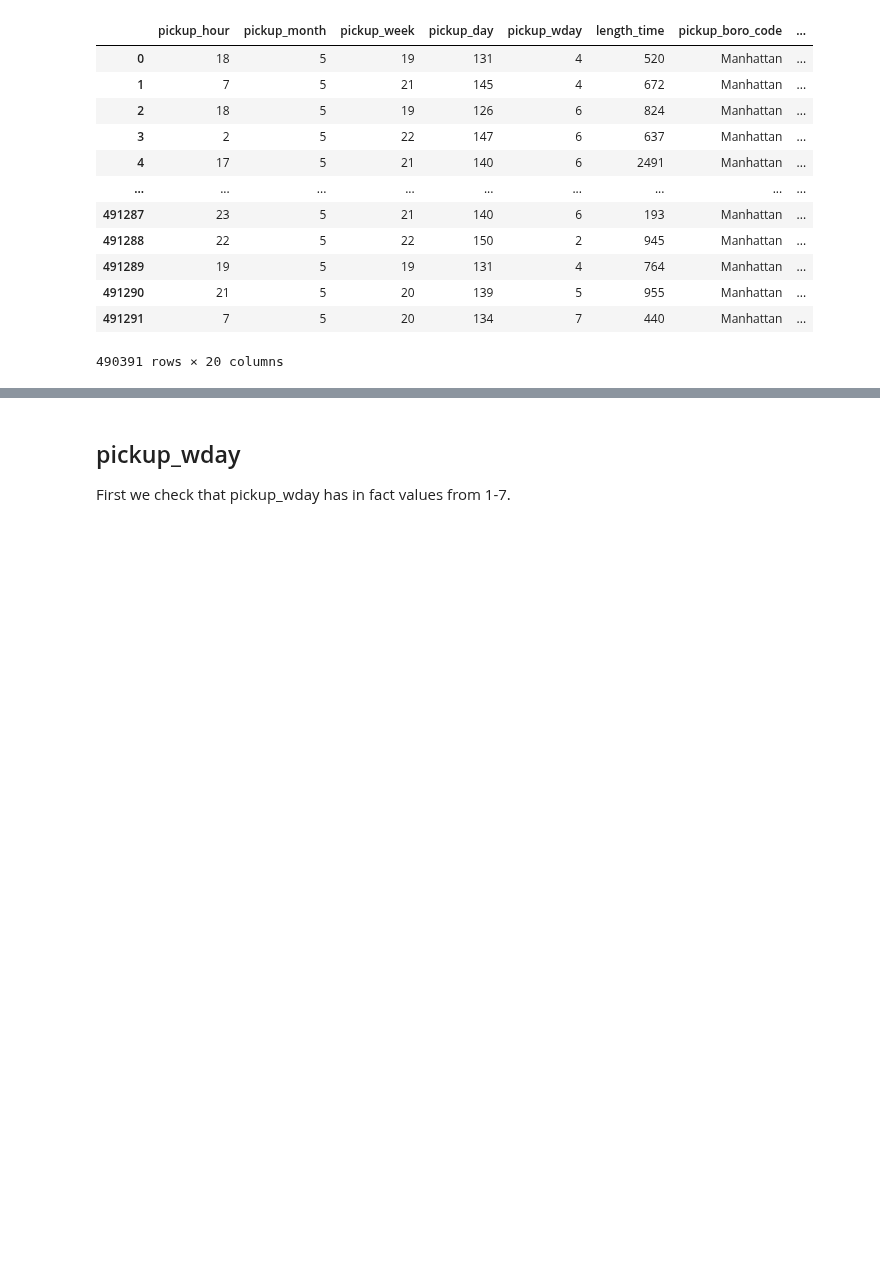
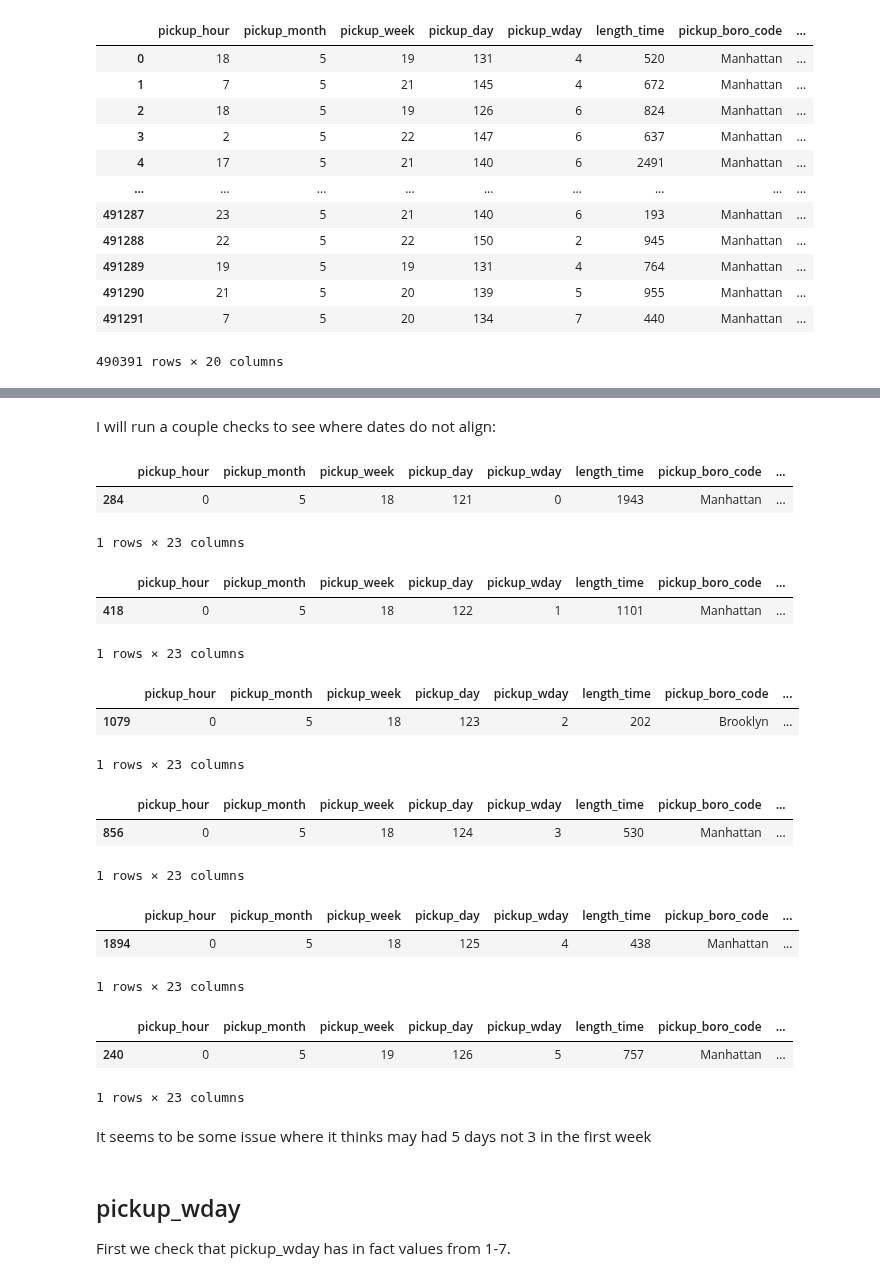
Before and after one commit to MichalKrzyzanski2002/Foundations-Data-Science-Project, a Jupyter notebook: Cleaning.ipynb, the cells around one changed output, grey strips where cells are left out. Cells and saved outputs as stored; diff of their text form; code cells hidden in the pictures; blank space fills up the shorter version.

```diff
--- a/Cleaning.ipynb
+++ b/Cleaning.ipynb
@@ -543,3 +573,43 @@ data
+# %% [markdown]
+I will run a couple checks to see where dates do not align:
+# %%
+df.loc[df['pickup_datetime'] == '2015-05-01'].head(1)
+# %% [output]
+|  | pickup_hour | pickup_month | pickup_week | pickup_day | pickup_wday | length_time | pickup_boro_code | ... |
+| 284 | 0 | 5 | 18 | 121 | 0 | 1943 | Manhattan | ... |
+1 rows × 23 columns
+# %%
+df.loc[df['pickup_datetime'] == '2015-05-02'].head(1)
+# %% [output]
+|  | pickup_hour | pickup_month | pickup_week | pickup_day | pickup_wday | length_time | pickup_boro_code | ... |
+| 418 | 0 | 5 | 18 | 122 | 1 | 1101 | Manhattan | ... |
+1 rows × 23 columns
+# %%
+df.loc[df['pickup_datetime'] == '2015-05-03'].head(1)
+# %% [output]
+|  | pickup_hour | pickup_month | pickup_week | pickup_day | pickup_wday | length_time | pickup_boro_code | ... |
+| 1079 | 0 | 5 | 18 | 123 | 2 | 202 | Brooklyn | ... |
+1 rows × 23 columns
+# %%
+df.loc[df['pickup_datetime'] == '2015-05-04'].head(1)
+# %% [output]
+|  | pickup_hour | pickup_month | pickup_week | pickup_day | pickup_wday | length_time | pickup_boro_code | ... |
+| 856 | 0 | 5 | 18 | 124 | 3 | 530 | Manhattan | ... |
+1 rows × 23 columns
+# %%
+df.loc[df['pickup_datetime'] == '2015-05-05'].head(1)
+# %% [output]
+|  | pickup_hour | pickup_month | pickup_week | pickup_day | pickup_wday | length_time | pickup_boro_code | ... |
+| 1894 | 0 | 5 | 18 | 125 | 4 | 438 | Manhattan | ... |
+1 rows × 23 columns
+# %%
+df.loc[df['pickup_datetime'] == '2015-05-06'].head(1)
+# %% [output]
+|  | pickup_hour | pickup_month | pickup_week | pickup_day | pickup_wday | length_time | pickup_boro_code | ... |
+| 240 | 0 | 5 | 19 | 126 | 5 | 757 | Manhattan | ... |
+1 rows × 23 columns
+# %% [markdown]
+It seems to be some issue where it thinks may had 5 days not 3 in the first week
 # %% [markdown]
 ## pickup_wday
 First we check that pickup_wday has in fact values from 1-7.
```
Also changed, not shown: parts of 50 cells of this notebook.
